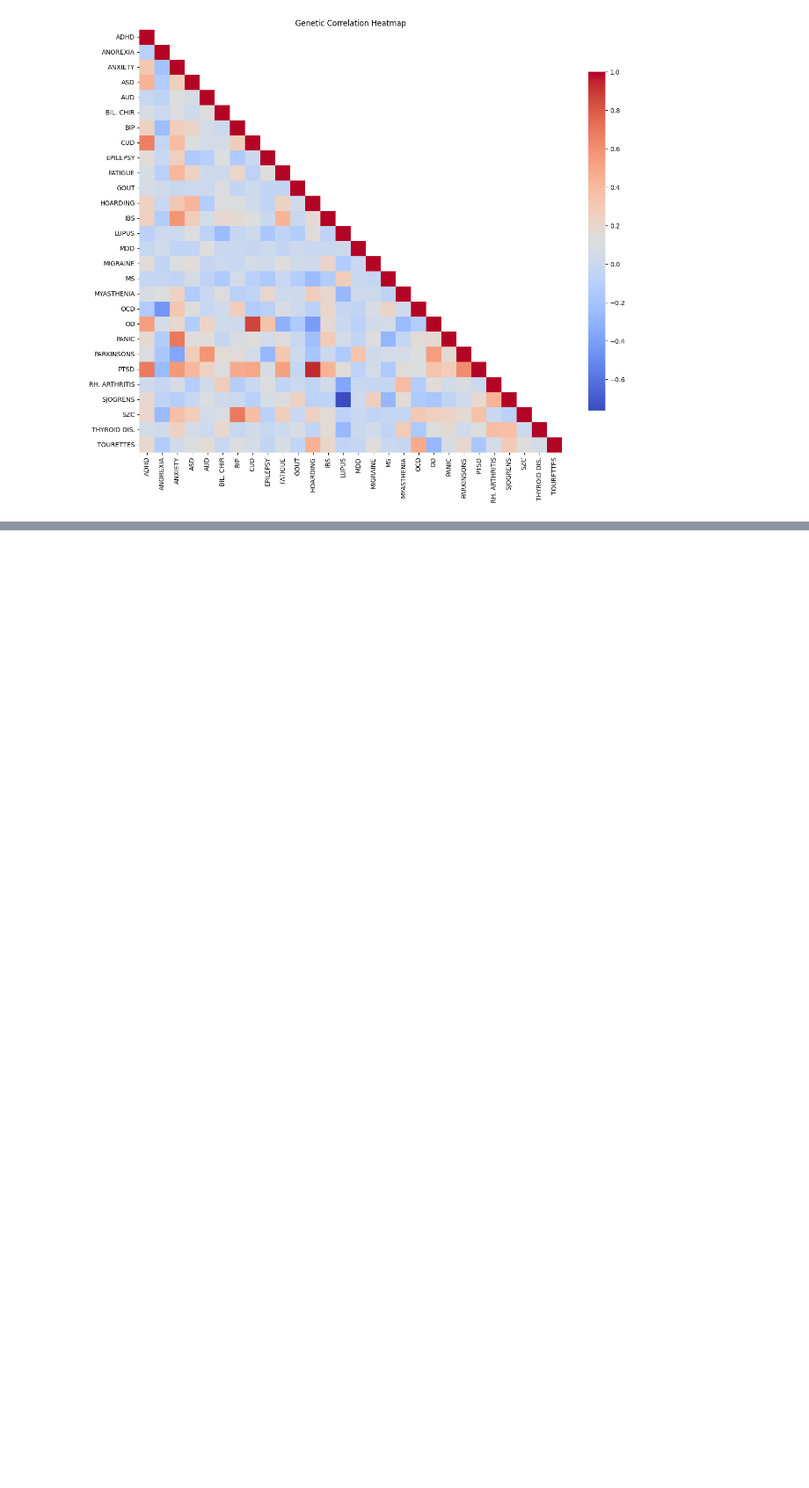
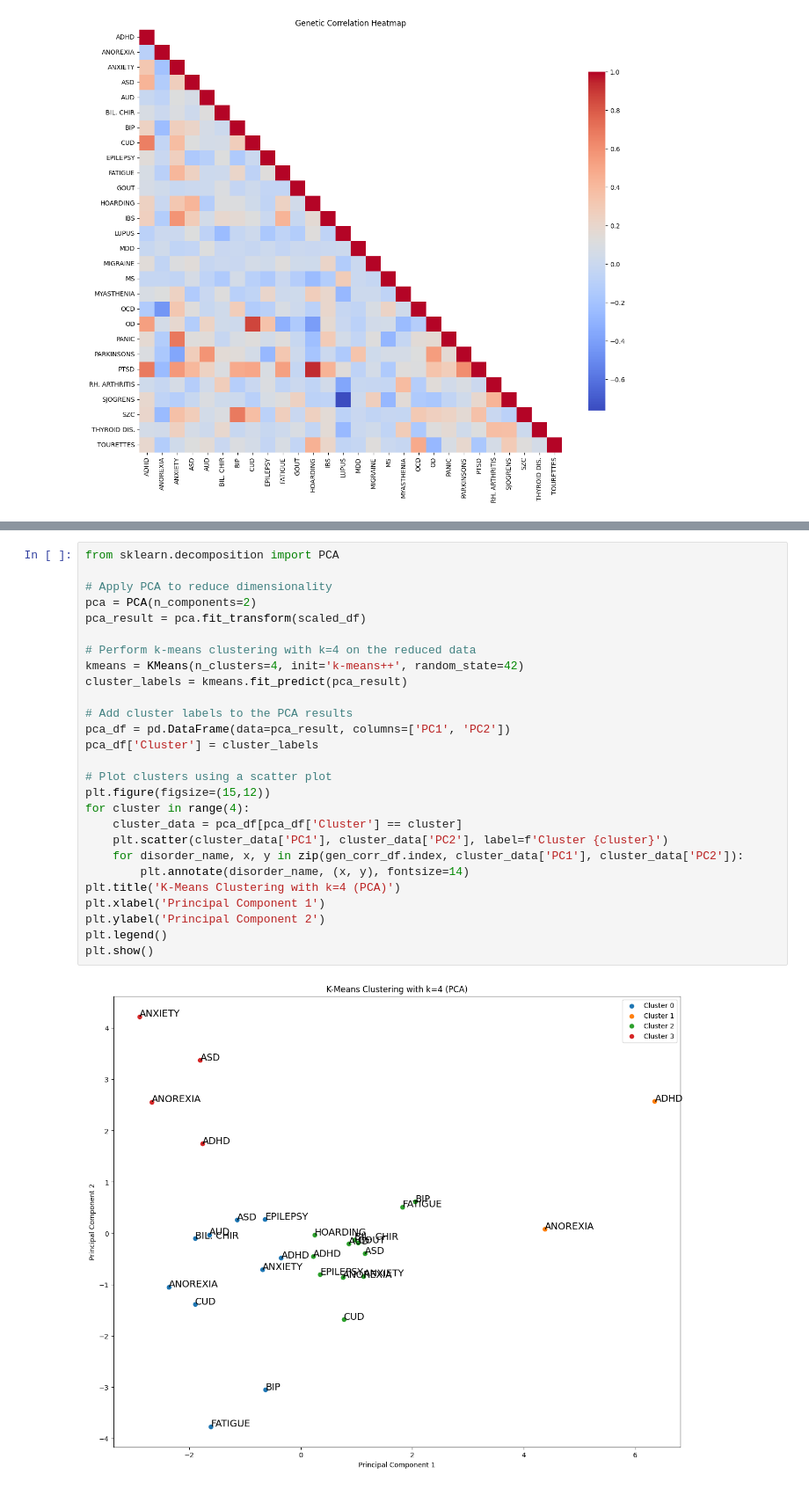
Before and after one commit to Aje026/Genetic-Overlap-in-Female-Biased-Disorders, a Jupyter notebook: correlation_ldsc_all.ipynb, the cells around one changed output, grey strips where cells are left out. Shown at 88% size. Cells and saved outputs as stored; diff of their text form; blank space fills up the shorter version.

```diff
--- a/correlation_ldsc_all.ipynb
+++ b/correlation_ldsc_all.ipynb
@@ -102,0 +140,29 @@ plt.show()
+# %%
+from sklearn.decomposition import PCA
+
+# Apply PCA to reduce dimensionality
+pca = PCA(n_components=2)
+pca_result = pca.fit_transform(scaled_df)
+
+# Perform k-means clustering with k=4 on the reduced data
+kmeans = KMeans(n_clusters=4, init='k-means++', random_state=42)
+cluster_labels = kmeans.fit_predict(pca_result)
+
+# Add cluster labels to the PCA results
+pca_df = pd.DataFrame(data=pca_result, columns=['PC1', 'PC2'])
+pca_df['Cluster'] = cluster_labels
+
+# Plot clusters using a scatter plot
+plt.figure(figsize=(15,12))
+for cluster in range(4):
+    cluster_data = pca_df[pca_df['Cluster'] == cluster]
+    plt.scatter(cluster_data['PC1'], cluster_data['PC2'], label=f'Cluster {cluster}')
+    for disorder_name, x, y in zip(gen_corr_df.index, cluster_data['PC1'], cluster_data['PC2']):
+        plt.annotate(disorder_name, (x, y), fontsize=14)
+plt.title('K-Means Clustering with k=4 (PCA)')
+plt.xlabel('Principal Component 1')
+plt.ylabel('Principal Component 2')
+plt.legend()
+plt.show()
+# %% [output]
+[figure, added]
```
Also changed, not shown: parts of 5 cells of this notebook, 7 other files.
